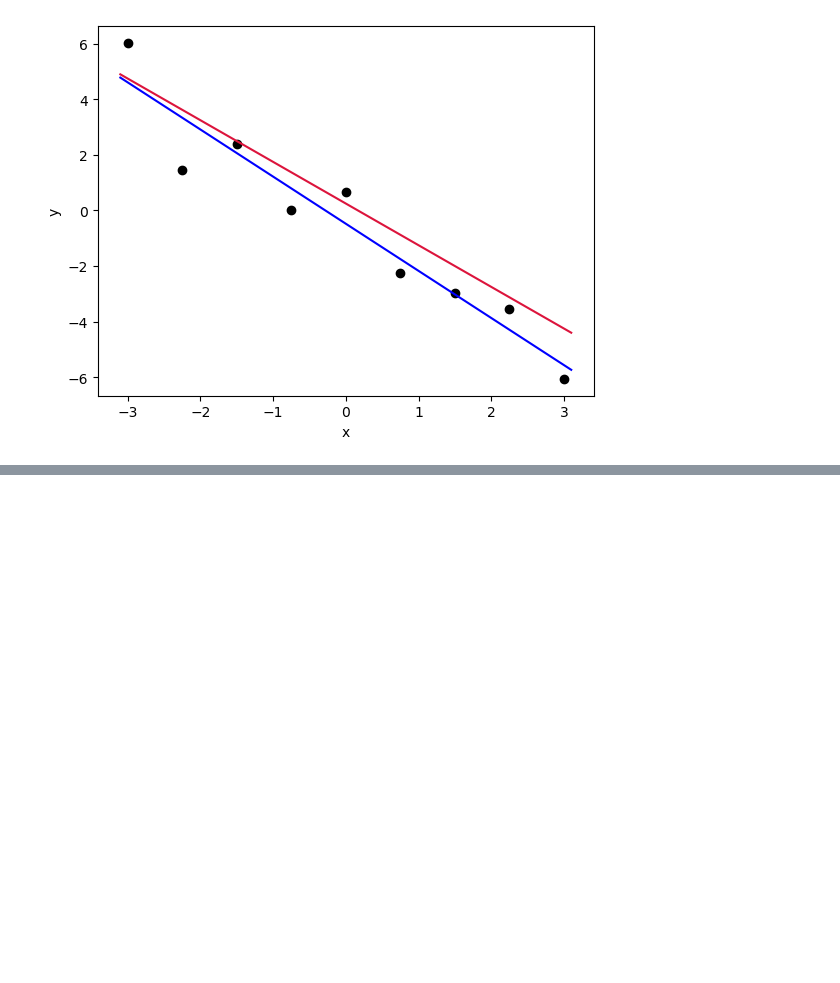
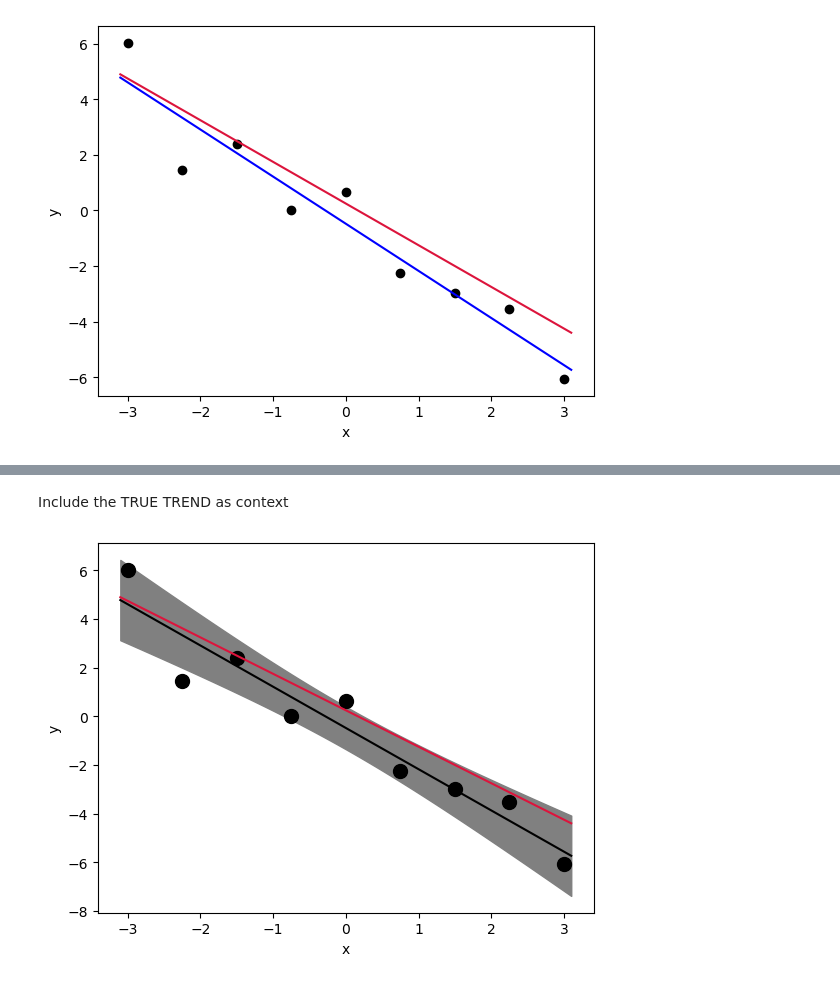
Before and after one commit to johnskpaulxqe/data-science, a Jupyter notebook: courses/CMPINF2100/publish/compinf2100_project/week_10/week_10_lm_predictions_linear.ipynb, the cells around one changed output, grey strips where cells are left out. Drawn from its saved outputs; the diff is of its cells as text; code cells hidden in the pictures; blank space fills up the shorter version.

```diff
--- a/courses/CMPINF2100/publish/compinf2100_project/week_10/week_10_lm_predictions_linear.ipynb
+++ b/courses/CMPINF2100/publish/compinf2100_project/week_10/week_10_lm_predictions_linear.ipynb
@@ -209,0 +269,28 @@ We must always represent the UNCERTAINTY on the TREND given the fitted data!!!
+# %% [markdown]
+Include the TRUE TREND as context
+# %%
+fig, ax = plt.subplots()
+
+# inlcude the true trend
+ax.plot( df_viz_copy.x, my_intercept + my_slope * df_viz_copy.x, color='crimson')
+
+# confidence interval - the uncertainity on the mean output
+ax.fill_between( df_viz_copy.x,
+                lm_pred_summary.mean_ci_lower, lm_pred_summary.mean_ci_upper,
+               facecolor='grey', edgecolor='grey')
+
+# Output mean - the predictive trend - the best fit line
+ax.plot( df_viz_copy.x, lm_pred_summary['mean'], color='k', linewidth=1.5)
+
+
+# include the training data
+ax.scatter(df.x, df.y, color='k', s=100)
+
+# set the labels
+ax.set_xlabel('x')
+ax.set_ylabel('y')
+
+# show the plot
+plt.show()
+# %% [output]
+[figure, added]
```
Also changed, not shown: parts of 13 cells of this notebook, 1 other file.
